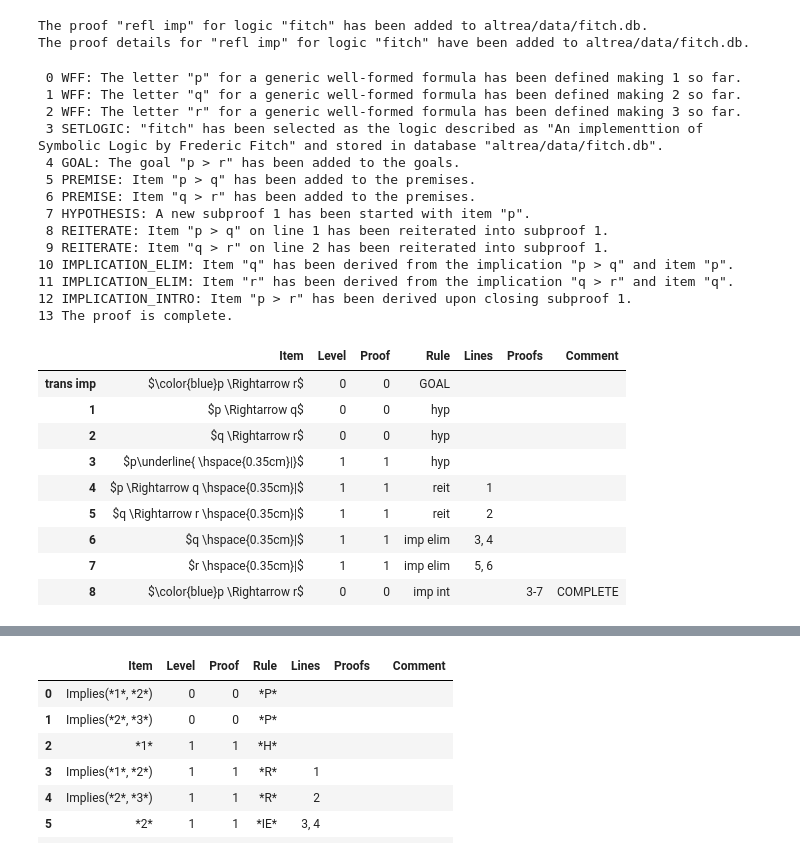
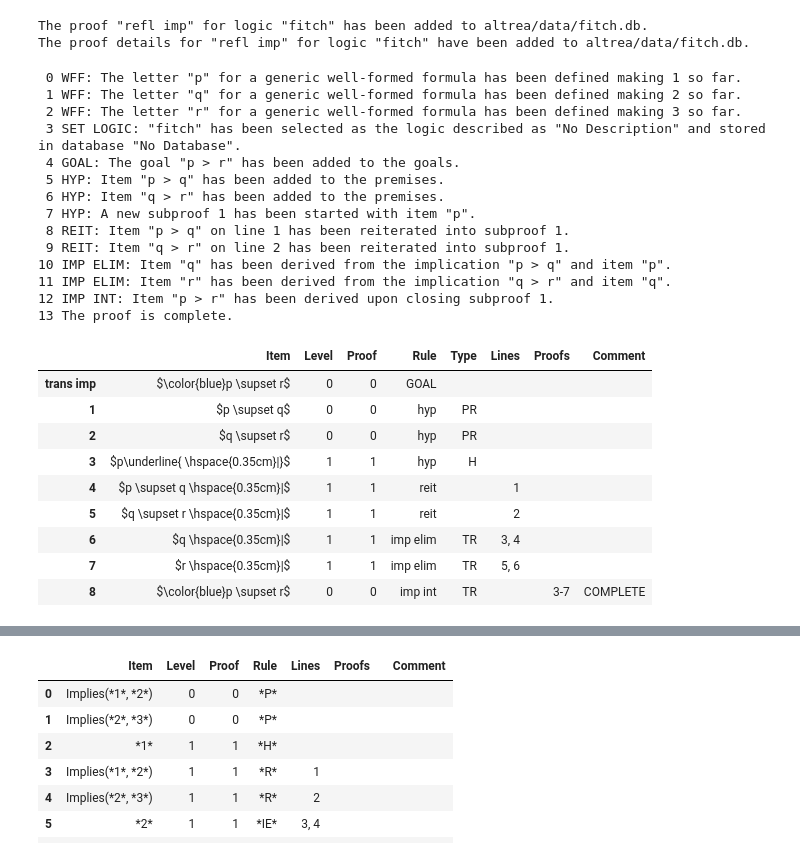
Before and after one commit to FrankHubeny/AltRea, a Jupyter notebook: fitch.ipynb, the cells around one changed output, grey strips where cells are left out. Drawn from its saved outputs; the diff is of its cells as text; code cells hidden in the pictures.

```diff
--- a/fitch.ipynb
+++ b/fitch.ipynb
@@ -36,12 +36,14 @@ intelimrules = [
     (logic, p.possibly_elim_tag, 'self.possibly_elim_name'),
     (logic, p.possibly_intro_tag, 'self.possibly_intro_name'),
 ]
+definitions = [
+]
 axioms = [
     (logic, 'dneg intro', 'Implies(*1*, Not(Not(*1*)))', 'dneg intro', 'Double Negation Intro'),
     (logic, 'dneg elim', 'Implies(Not(Not(*1*)), *1*)', 'dneg elim', 'Double Negation Elim'),
     (logic, 'explosion', 'Implies(And(*1*, Not(*1*)), *2*)', 'Explosion', 'From a contradiction derive anything'),
 ]
-altrea.data.addlogic(logic,logic,'An implementtion of Symbolic Logic by Frederic Fitch', connectors, intelimrules, axioms)
+altrea.data.addlogic(logic,logic,'An implementtion of Symbolic Logic by Frederic Fitch', connectors, intelimrules, definitions, axioms)
 # %% [output]
 The logic fitch has already been defined.
 The connectors table for logic fitch has been loaded.
@@ -227,52 +235,52 @@ The proof details for "refl imp" for logic "fitch" have been added to altrea/dat
 # %%
 # trans imp, 5.16
 from altrea.boolean import Wff, Or, Not, And, Implies, Iff, Necessary, Possibly
 from altrea.rules import Proof
 from altrea.display import fitchnotation, showproof
 
 transimp = Proof(name='trans imp', displayname='trans imp', description='Transitivity of Implication')
-p = transimp.truefalse('p')
-q = transimp.truefalse('q')
-r = transimp.truefalse('r')
+p = transimp.proposition('p')
+q = transimp.proposition('q')
+r = transimp.proposition('r')
 fitchnotation(transimp)
 transimp.setlogic('fitch')
 transimp.goal(Implies(p, r))
 transimp.premise(Implies(p, q))
 transimp.premise(Implies(q, r))
 transimp.hypothesis(p)
 transimp.reiterate(1)
 transimp.reiterate(2)
 transimp.implication_elim(3, 4)
 transimp.implication_elim(5, 6)
 transimp.implication_intro()
 transimp.displaylog()
 #displayproof(transimp)
 transimp.displayproof(latex=1)
 # %% [output]
  0 WFF: The letter "p" for a generic well-formed formula has been defined making 1 so far.
  1 WFF: The letter "q" for a generic well-formed formula has been defined making 2 so far.
  2 WFF: The letter "r" for a generic well-formed formula has been defined making 3 so far.
- 3 SETLOGIC: "fitch" has been selected as the logic described as "An implementtion of Symbolic Logic by Frederic Fitch" and stored in database "altrea/data/fitch.db".
+ 3 SET LOGIC: "fitch" has been selected as the logic described as "No Description" and stored in database "No Database".
  4 GOAL: The goal "p > r" has been added to the goals.
- 5 PREMISE: Item "p > q" has been added to the premises.
- 6 PREMISE: Item "q > r" has been added to the premises.
- 7 HYPOTHESIS: A new subproof 1 has been started with item "p".
- 8 REITERATE: Item "p > q" on line 1 has been reiterated into subproof 1.
- 9 REITERATE: Item "q > r" on line 2 has been reiterated into subproof 1.
-10 IMPLICATION_ELIM: Item "q" has been derived from the implication "p > q" and item "p".
-11 IMPLICATION_ELIM: Item "r" has been derived from the implication "q > r" and item "q".
-12 IMPLICATION_INTRO: Item "p > r" has been derived upon closing subproof 1.
+ 5 HYP: Item "p > q" has been added to the premises.
+ 6 HYP: Item "q > r" has been added to the premises.
+ 7 HYP: A new subproof 1 has been started with item "p".
+ 8 REIT: Item "p > q" on line 1 has been reiterated into subproof 1.
+ 9 REIT: Item "q > r" on line 2 has been reiterated into subproof 1.
+10 IMP ELIM: Item "q" has been derived from the implication "p > q" and item "p".
+11 IMP ELIM: Item "r" has been derived from the implication "q > r" and item "q".
+12 IMP INT: Item "p > r" has been derived upon closing subproof 1.
 13 The proof is complete.
-|  | Item | Level | Proof | Rule | Lines | Proofs | Comment |
-| trans imp | $\color{blue}p \Rightarrow r$ | 0 | 0 | GOAL |  |  |  |
-| 1 | $p \Rightarrow q$ | 0 | 0 | hyp |  |  |  |
-| 2 | $q \Rightarrow r$ | 0 | 0 | hyp |  |  |  |
-| 3 | $p\underline{ \hspace{0.35cm}|}$ | 1 | 1 | hyp |  |  |  |
-| 4 | $p \Rightarrow q \hspace{0.35cm}|$ | 1 | 1 | reit | 1 |  |  |
-| 5 | $q \Rightarrow r \hspace{0.35cm}|$ | 1 | 1 | reit | 2 |  |  |
-| 6 | $q \hspace{0.35cm}|$ | 1 | 1 | imp elim | 3, 4 |  |  |
-| 7 | $r \hspace{0.35cm}|$ | 1 | 1 | imp elim | 5, 6 |  |  |
-| 8 | $\color{blue}p \Rightarrow r$ | 0 | 0 | imp int |  | 3-7 | COMPLETE |
+|  | Item | Level | Proof | Rule | Type | Lines | Proofs | Comment |
+| trans imp | $\color{blue}p \supset r$ | 0 | 0 | GOAL |  |  |  |  |
+| 1 | $p \supset q$ | 0 | 0 | hyp | PR |  |  |  |
+| 2 | $q \supset r$ | 0 | 0 | hyp | PR |  |  |  |
+| 3 | $p\underline{ \hspace{0.35cm}|}$ | 1 | 1 | hyp | H |  |  |  |
+| 4 | $p \supset q \hspace{0.35cm}|$ | 1 | 1 | reit |  | 1 |  |  |
+| 5 | $q \supset r \hspace{0.35cm}|$ | 1 | 1 | reit |  | 2 |  |  |
+| 6 | $q \hspace{0.35cm}|$ | 1 | 1 | imp elim | TR | 3, 4 |  |  |
+| 7 | $r \hspace{0.35cm}|$ | 1 | 1 | imp elim | TR | 5, 6 |  |  |
+| 8 | $\color{blue}p \supset r$ | 0 | 0 | imp int | TR |  | 3-7 | COMPLETE |
 # %%
 transimp.truthtable()
 # %% [output]
```
Also changed, not shown: parts of 18 cells of this notebook, 23 other files.
